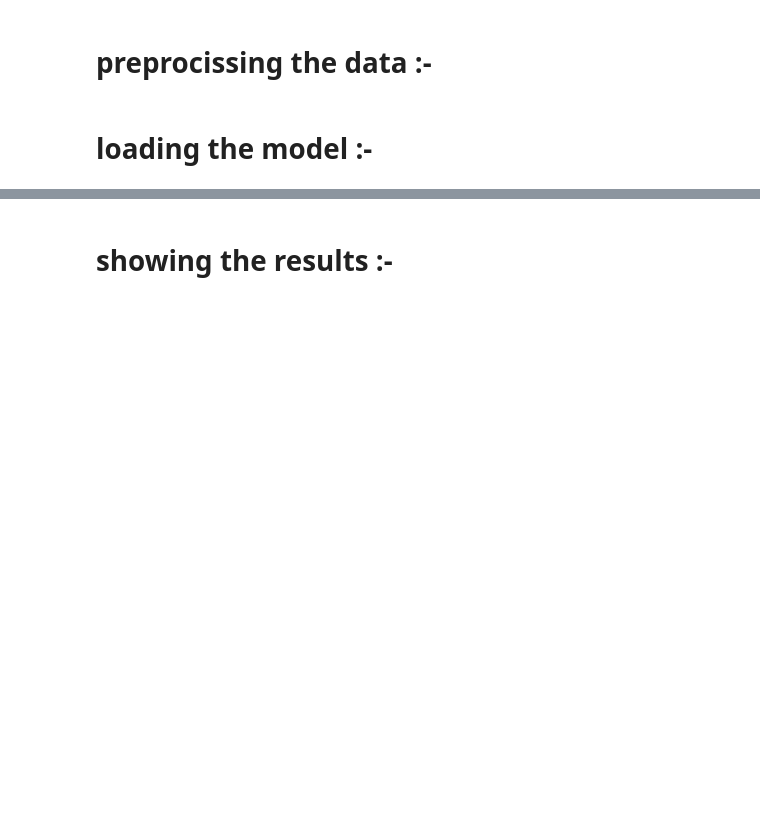
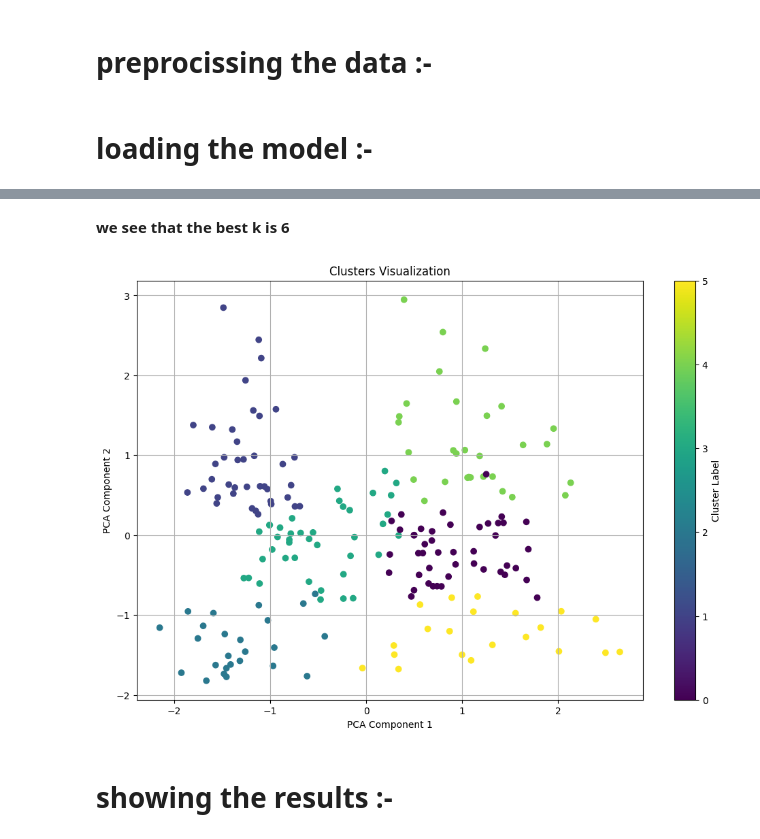
Before and after one commit to YamenRM/Mall-Customer-Segmentaion, a Jupyter notebook: Model.ipynb, the cells around one changed output, grey strips where cells are left out. Drawn from its saved outputs; the diff is of its cells as text; code cells hidden in the pictures; blank space fills up the shorter version.

```diff
--- a/Model.ipynb
+++ b/Model.ipynb
@@ -130,2 +181,27 @@ plt.show()
+# %% [markdown]
+**we see that the best k is 6**
+# %%
+# fitting the KMeans model with the optimal number of clusters
+k= 6
+model = KMeans(n_clusters=k, random_state=42)
+model.fit_predict(X_scaled)
+
+# demensionality reduction for visualization
+pca = PCA(n_components=2)
+pca_components = pca.fit_transform(X_scaled)
+df['PCA1'] = pca_components[:, 0]
+df['PCA2'] = pca_components[:, 1]
+
+# visualizing the clusters
+plt.figure(figsize=(12, 8))
+plt.scatter(df['PCA1'], df['PCA2'], c=model.labels_, cmap='viridis', alpha=1)
+plt.title('Clusters Visualization')
+plt.xlabel('PCA Component 1')
+plt.ylabel('PCA Component 2')
+plt.colorbar(label='Cluster Label')
+plt.grid(True)
+plt.show()
+# %% [output]
+[figure, added]
 # %% [markdown]
 # showing the results :-
```
Also changed, not shown: parts of 13 cells of this notebook, 2 other files.
